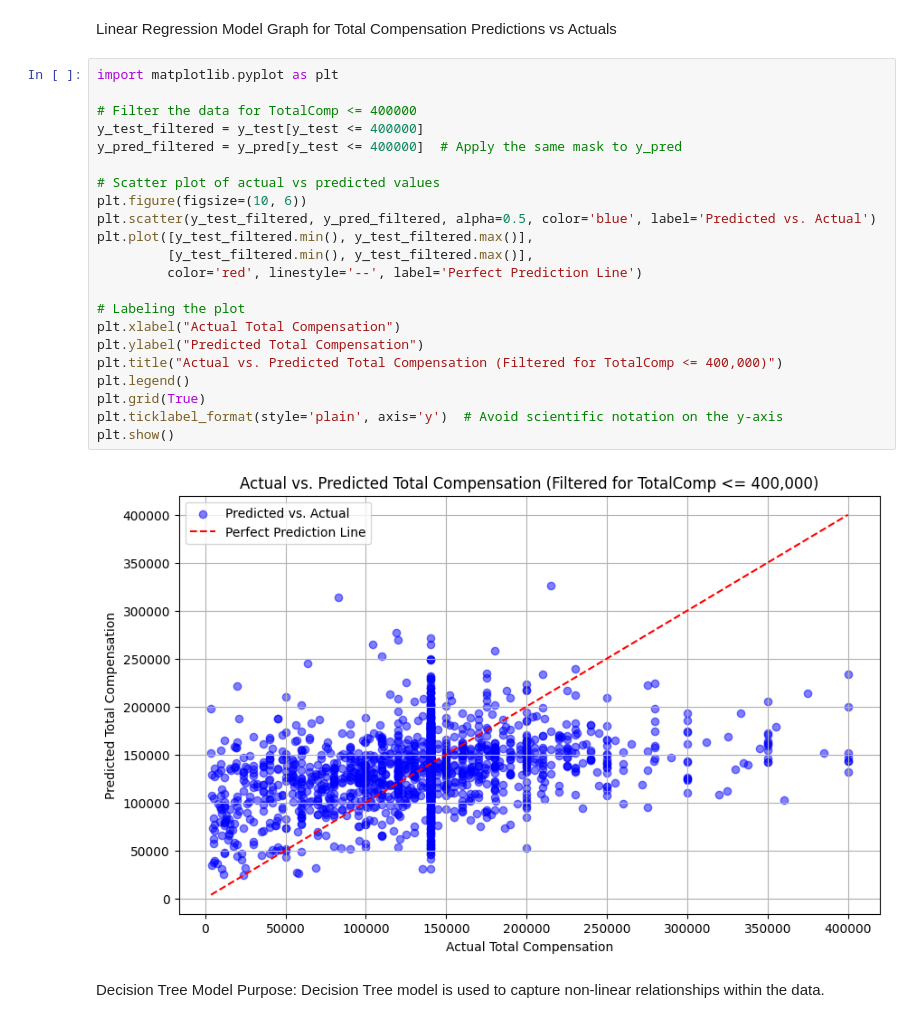
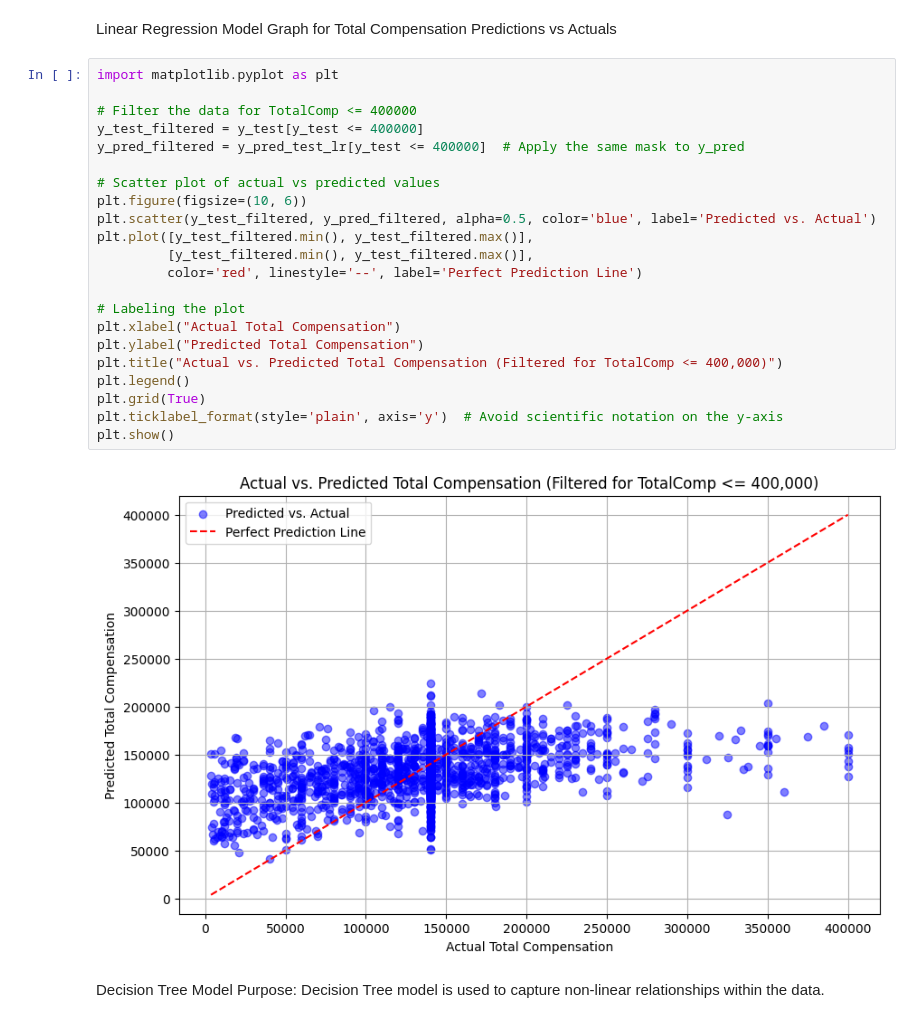
Before and after one commit to tfmontague/developer-salary-capstone, a Jupyter notebook: modeling.ipynb, the cells around one changed output. Saved outputs shown, nothing was run; the diff lists cells and outputs as text.

```diff
--- a/modeling.ipynb
+++ b/modeling.ipynb
@@ -429,27 +429,27 @@ Linear Regression Model Graph for Total Compensation Predictions vs Actuals
 # %%
 import matplotlib.pyplot as plt
 
 # Filter the data for TotalComp <= 400000
 y_test_filtered = y_test[y_test <= 400000]
-y_pred_filtered = y_pred[y_test <= 400000]  # Apply the same mask to y_pred
+y_pred_filtered = y_pred_test_lr[y_test <= 400000]  # Apply the same mask to y_pred
 
 # Scatter plot of actual vs predicted values
 plt.figure(figsize=(10, 6))
 plt.scatter(y_test_filtered, y_pred_filtered, alpha=0.5, color='blue', label='Predicted vs. Actual')
 plt.plot([y_test_filtered.min(), y_test_filtered.max()],
          [y_test_filtered.min(), y_test_filtered.max()],
          color='red', linestyle='--', label='Perfect Prediction Line')
 
 # Labeling the plot
 plt.xlabel("Actual Total Compensation")
 plt.ylabel("Predicted Total Compensation")
 plt.title("Actual vs. Predicted Total Compensation (Filtered for TotalComp <= 400,000)")
 plt.legend()
 plt.grid(True)
 plt.ticklabel_format(style='plain', axis='y')  # Avoid scientific notation on the y-axis
 plt.show()
 # %% [output]
-[figure, old version]
+[figure, new version]
 # %% [markdown]
 Decision Tree Model
 Purpose: Decision Tree model is used to capture non-linear relationships within the data.
```
Also changed, not shown: 6 other files.
